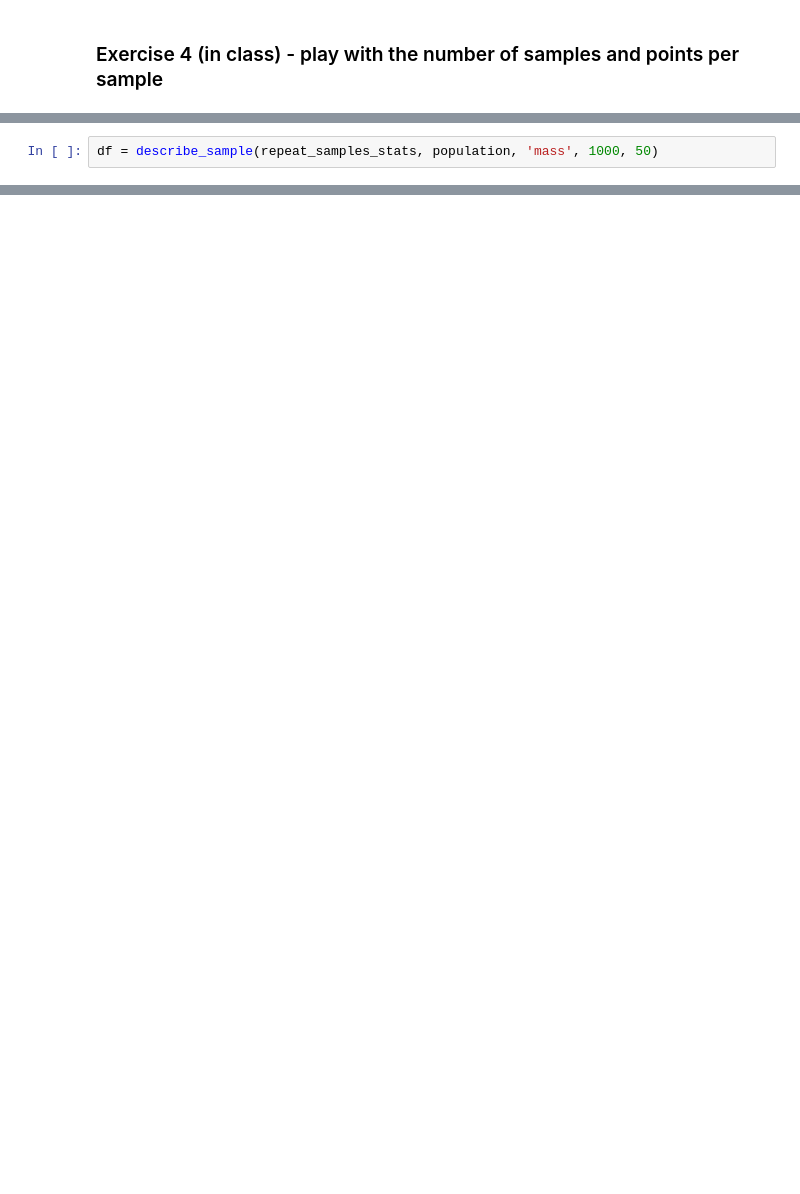
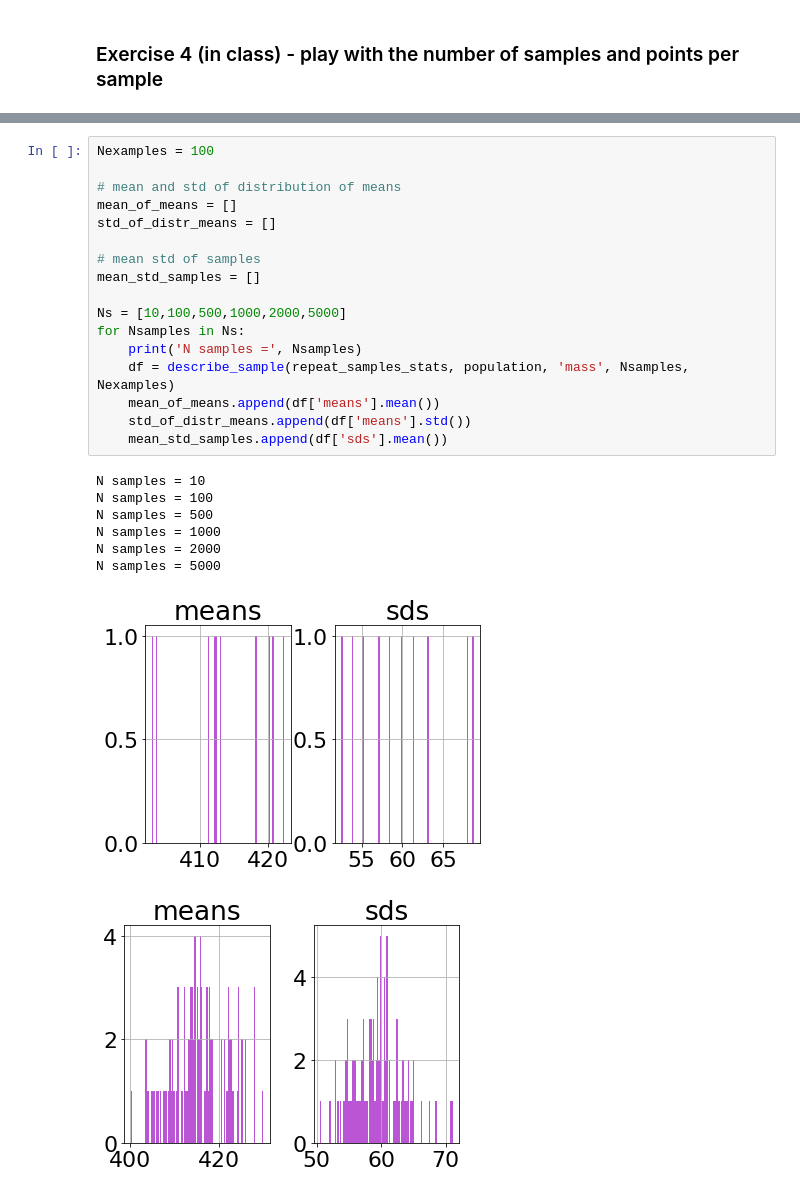
Before and after one commit to UWDIRECT/UWDIRECT.github.io, a Jupyter notebook: Wi22_content/DSMCER/L3_Descriptive_Statistics.ipynb, the cells around one changed output, grey strips where cells are left out. Cells and saved outputs as stored; diff of their text form; blank space fills up the shorter version.

```diff
--- a/Wi22_content/DSMCER/L3_Descriptive_Statistics.ipynb
+++ b/Wi22_content/DSMCER/L3_Descriptive_Statistics.ipynb
@@ -356,2 +341,0 @@ print(true_mean, true_stdev)
-# %%
-df = describe_sample(repeat_samples_stats, population, 'mass', 1000, 50)
@@ -359,0 +342,26 @@ df = describe_sample(repeat_samples_stats, population, 'mass', 1000, 50)
+# %%
+Nexamples = 100
+
+# mean and std of distribution of means
+mean_of_means = []
+std_of_distr_means = []
+
+# mean std of samples
+mean_std_samples = []
+
+Ns = [10,100,500,1000,2000,5000]
+for Nsamples in Ns:
+    print('N samples =', Nsamples)
+    df = describe_sample(repeat_samples_stats, population, 'mass', Nsamples, Nexamples)
+    mean_of_means.append(df['means'].mean())
+    std_of_distr_means.append(df['means'].std())
+    mean_std_samples.append(df['sds'].mean())
+# %% [output]
+N samples = 10
+N samples = 100
+N samples = 500
+N samples = 1000
+N samples = 2000
+N samples = 5000
+[figure, added]
+[figure, added]
```
Also changed, not shown: parts of 13 cells of this notebook.
